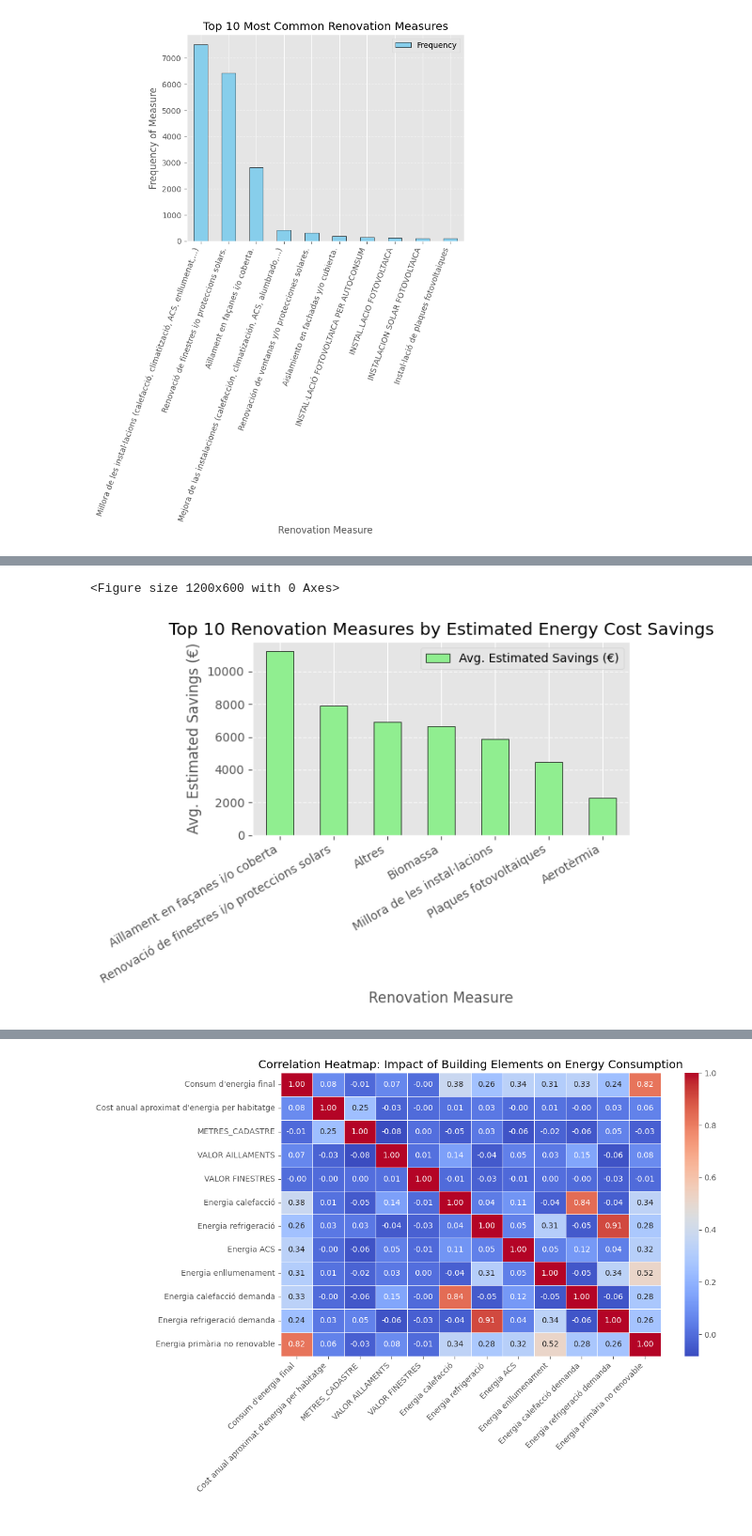
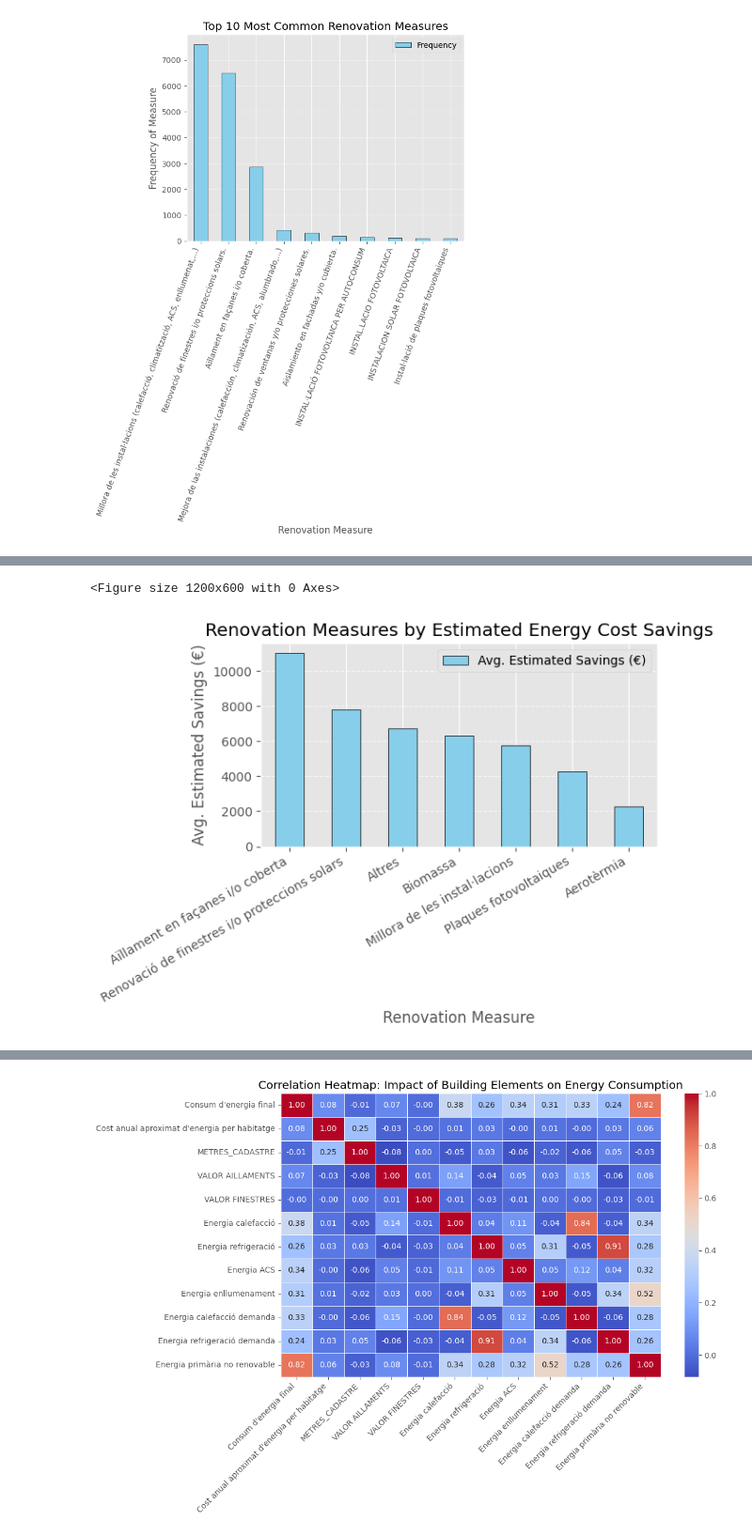
Before and after one commit to MarcLlopart/Net-Zero-Buildings, a Jupyter notebook: 1_eda.ipynb, the cells around one changed output, grey strips where cells are left out. Shown at 94% size. Cells and saved outputs as stored; diff of their text form; code cells hidden in the pictures.

```diff
--- a/1_eda.ipynb
+++ b/1_eda.ipynb
@@ -107,7 +107,7 @@ df["Cost anual aproximat d'energia per habitatge"] = pd.to_numeric(df["Cost anua
 df["METRES_CADASTRE"] = pd.to_numeric(df["METRES_CADASTRE"], errors='coerce')
 
 # Removing potential errors where cost or energy is negative (assuming negative means surplus production)
-df = df[(df["Consum d'energia final"] > 0) & (df["Cost anual aproximat d'energia per habitatge"] > 0) & (df["METRES_CADASTRE"] > 0)]
+#df = df[(df["Consum d'energia final"] > 0) & (df["Cost anual aproximat d'energia per habitatge"] > 0) & (df["METRES_CADASTRE"] > 0)]
 
 # Calculating energy savings per unit area (assuming pre-renovation energy was higher)
 df["Energy Reduction (kWh/m²)"] = df["Consum d'energia final"]  # No pre-renovation data, so using available energy as proxy
@@ -384,7 +384,7 @@ df["Cost anual aproximat d'energia per habitatge"] = pd.to_numeric(df["Cost anua
 df["METRES_CADASTRE"] = pd.to_numeric(df["METRES_CADASTRE"], errors='coerce')
 
 # Removing potential errors where cost or energy is negative
-df = df[(df["Consum d'energia final"] > 0) & (df["Cost anual aproximat d'energia per habitatge"] > 0) & (df["METRES_CADASTRE"] > 0)]
+#df = df[(df["Consum d'energia final"] > 0) & (df["Cost anual aproximat d'energia per habitatge"] > 0) & (df["METRES_CADASTRE"] > 0)]
 
 # Average electricity cost (€/kWh) based on provided historical data
 energy_cost_per_kwh = np.mean([
@@ -438,36 +438,36 @@ def standardize_measures(text):
             else:
                 standardized.append("Altres")
     return standardized
 
 df["Standardized Measures"] = df["ACTUACIONS_REHABILITACIO"].apply(standardize_measures)
 # Calculating energy cost savings
 df["Estimated Savings (€)"] = (df["Consum d'energia final"] * energy_cost_per_kwh * df["METRES_CADASTRE"] - df["Cost anual aproximat d'energia per habitatge"])
 
 # Flattening measures for savings analysis
 measure_savings = {}
 for measure_list, savings in zip(df["Standardized Measures"], df["Estimated Savings (€)"]):
     for measure in measure_list:
         if measure in measure_savings:
             measure_savings[measure].append(savings)
         else:
             measure_savings[measure] = [savings]
 
 measure_savings = {k: np.mean(v) for k, v in measure_savings.items()}
 savings_df = pd.DataFrame.from_dict(measure_savings, orient='index', columns=['Avg. Estimated Savings (€)']).sort_values(by='Avg. Estimated Savings (€)', ascending=False)
 
 # Plot estimated savings
 plt.figure(figsize=(12, 6))
-savings_df.head(10).plot(kind="bar", color="lightgreen", edgecolor="black")
+savings_df.head(10).plot(kind="bar", color="skyblue", edgecolor="black")
 plt.ylabel("Avg. Estimated Savings (€)")
 plt.xlabel("Renovation Measure")
-plt.title("Top 10 Renovation Measures by Estimated Energy Cost Savings")
+plt.title("Renovation Measures by Estimated Energy Cost Savings")
 plt.xticks(rotation=30, ha="right", fontsize=10)
 plt.grid(axis="y", linestyle="--", alpha=0.7)
 plt.tight_layout()
 plt.show()
 # %% [output]
 <Figure size 1200x600 with 0 Axes>
-[figure, old version]
+[figure, new version]
 # %%
 df = data.copy()
 
```
Also changed, not shown: parts of 6 cells of this notebook, 9 other files.
